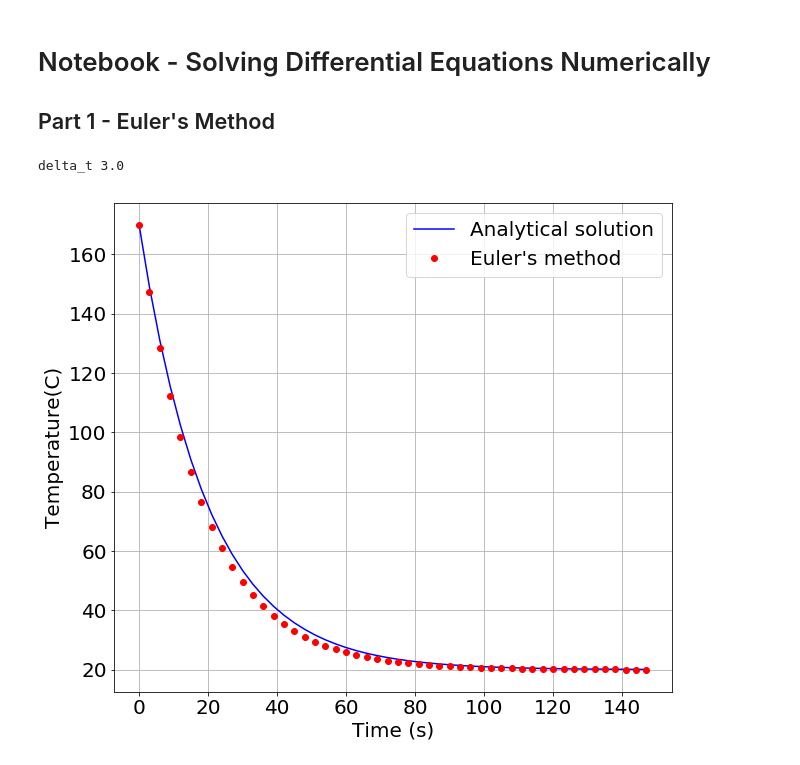
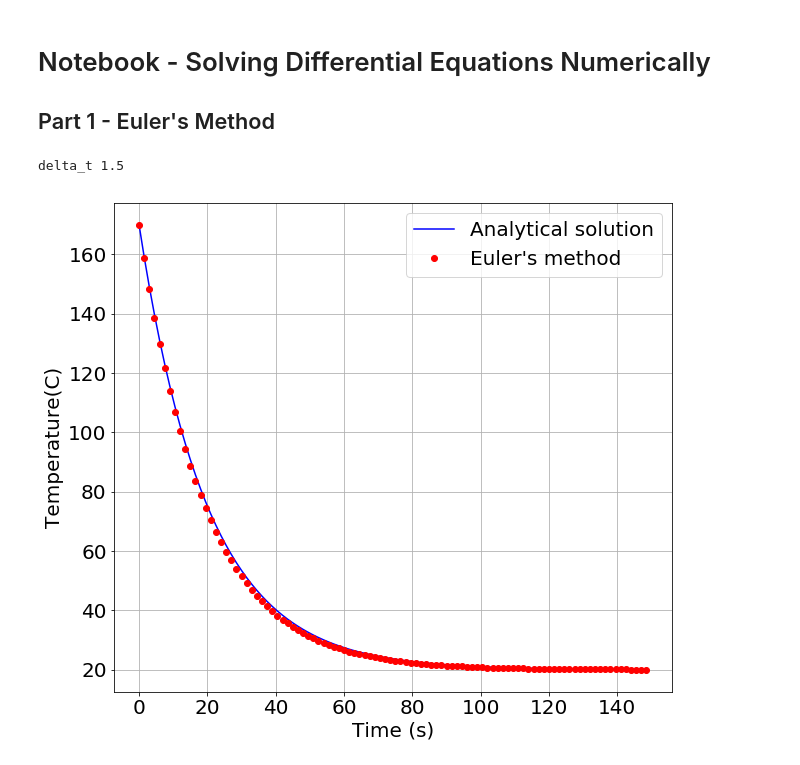
Before and after one commit to goodbyeskyharbor/PurdueNorthwest_PHYS308_ScientificComputing1, a Jupyter notebook: Notebooks/PHYS 308 - 12 - Differential Equations.ipynb, the cells around one changed output. Drawn from its saved outputs; the diff is of its cells as text; code cells hidden in the pictures.

```diff
--- a/Notebooks/PHYS 308 - 12 - Differential Equations.ipynb
+++ b/Notebooks/PHYS 308 - 12 - Differential Equations.ipynb
@@ -31,7 +31,7 @@ a = 0.0
 b = 150.0
 
 # Set number of time divisions and step size delta_t
-N = 50
+N = 100
 delta_t = (b-a)/N
 print("delta_t",delta_t)
 
@@ -51,32 +51,32 @@ Tpoints_ana    = []
 Temp = T_0
 
 for t in tpoints:
 
     # put the temperatures for this time
     #  iteration into the array
     Tpoints_euler.append(Temp)
     Tpoints_ana.append( f_ana(t,k,T_env,T_0) )
 
     # Use the current time and temperature
     #  and the differential equation to find the slope
     #  at this time then perform euler's method
     #  to find the temp for the next iteration
     Temp += delta_t*f_euler(t,k,T_env,Temp)
 
 
 plt.figure(figsize=(10,9))
 
 plt.plot(tpoints,Tpoints_ana, "b" , label='Analytical solution')
 plt.plot(tpoints,Tpoints_euler, "ro" , label="Euler's method")
 
 plt.xlabel("Time (s)" , fontsize=20)
 plt.ylabel("Temperature(C)" , fontsize=20)
 
 plt.legend(loc='upper right', fontsize=20)
 plt.tick_params(axis='both', which='major', labelsize=20)
 plt.grid(True)
 
 plt.show()
 # %% [output]
-delta_t 3.0
+delta_t 1.5
-[figure, old version]
+[figure, new version]
```
Also changed, not shown: parts of 23 cells of this notebook, 2 other files.
